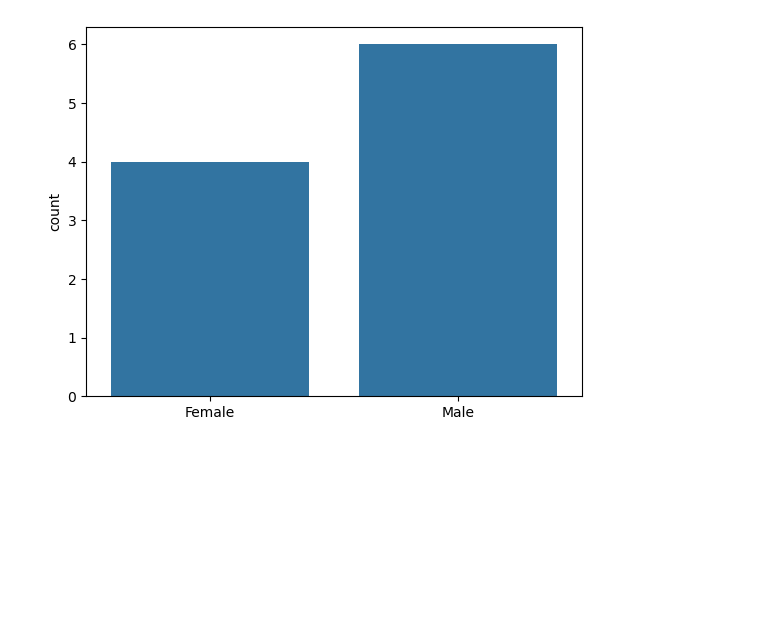
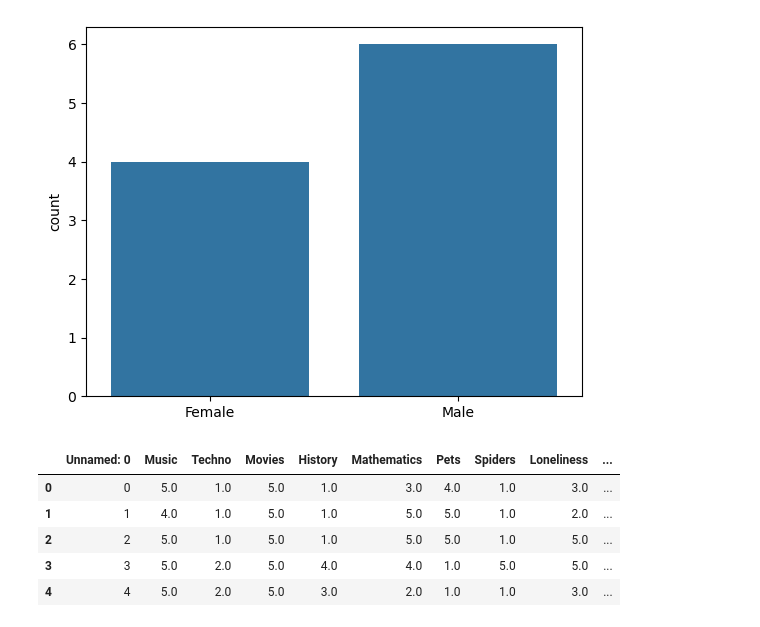
Before and after one commit to Khai-Jones/Data-Camp, a Jupyter notebook: Introduction to Data Vizualization with Seaborn/Introduction to Seaborn.ipynb, the cells around one changed output. Cells and saved outputs as stored; diff of their text form; code cells hidden in the pictures; blank space fills up the shorter version.

```diff
--- a/Introduction to Data Vizualization with Seaborn/Introduction to Seaborn.ipynb
+++ b/Introduction to Data Vizualization with Seaborn/Introduction to Seaborn.ipynb
@@ -17,3 +17,14 @@ sns.countplot(x=gender)
 plt.show()
 # %% [output]
 [figure]
+# %%
+import pandas as pd
+df = pd.read_csv("/home/khaijones/Data-Camp/Introduction to Data Vizualization with Seaborn/young-people-survey-responses.csv")
+df.head()
+# %% [output]
+|  | Unnamed: 0 | Music | Techno | Movies | History | Mathematics | Pets | Spiders | Loneliness | ... |
+| 0 | 0 | 5.0 | 1.0 | 5.0 | 1.0 | 3.0 | 4.0 | 1.0 | 3.0 | ... |
+| 1 | 1 | 4.0 | 1.0 | 5.0 | 1.0 | 5.0 | 5.0 | 1.0 | 2.0 | ... |
+| 2 | 2 | 5.0 | 1.0 | 5.0 | 1.0 | 5.0 | 5.0 | 1.0 | 5.0 | ... |
+| 3 | 3 | 5.0 | 2.0 | 5.0 | 4.0 | 4.0 | 1.0 | 5.0 | 5.0 | ... |
+| 4 | 4 | 5.0 | 2.0 | 5.0 | 3.0 | 2.0 | 1.0 | 1.0 | 3.0 | ... |
```
Also changed, not shown: parts of 5 cells of this notebook, 6 other files.
